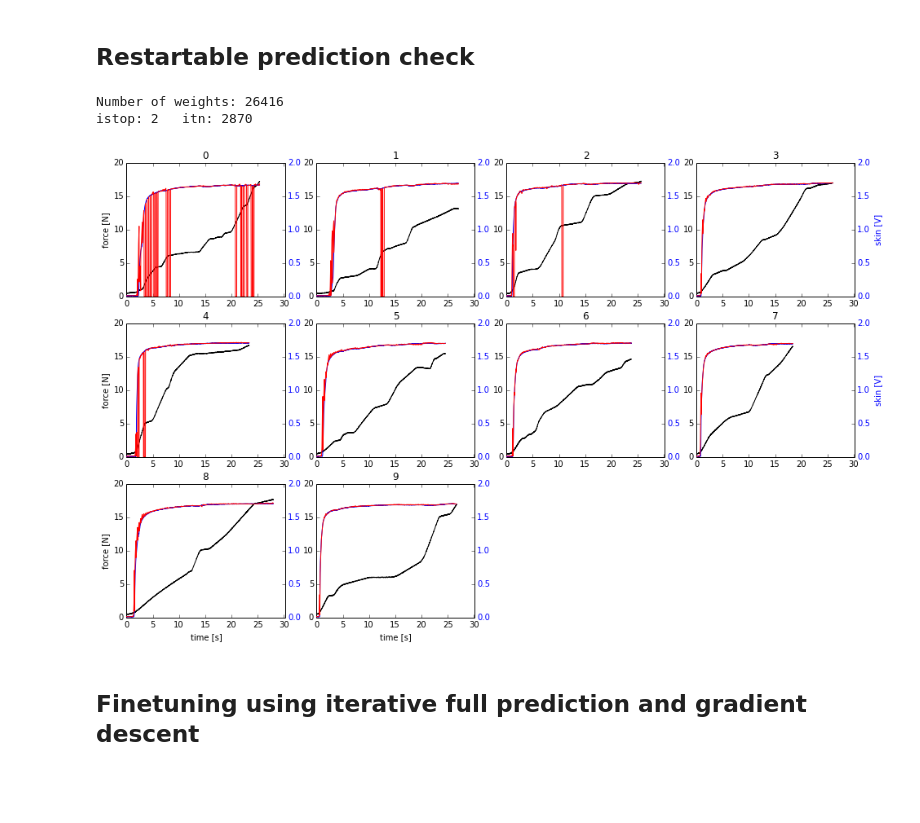
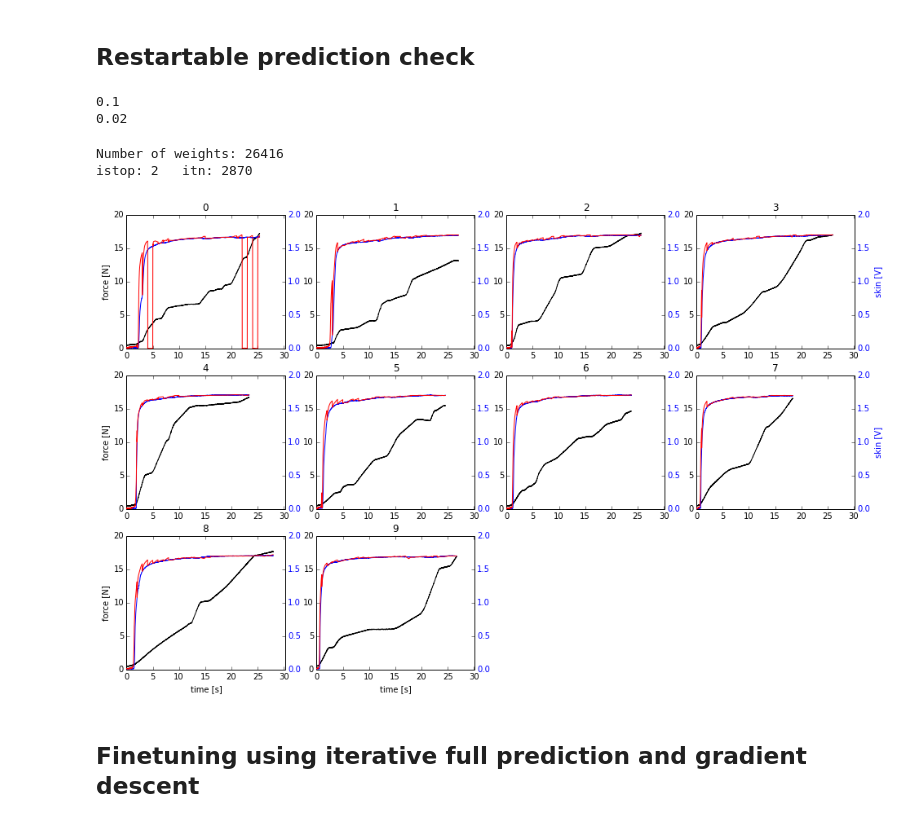
Before and after one commit to surban/ml, a Jupyter notebook: notebooks/Skin-Autoregression-Multistep-Iterative-MultistepGradientDebug.ipynb, the cells around one changed output. Drawn from its saved outputs; the diff is of its cells as text; code cells hidden in the pictures; blank space fills up the shorter version.

Commit message:
restarting multistep prediction

```diff
--- a/notebooks/Skin-Autoregression-Multistep-Iterative-MultistepGradientDebug.ipynb
+++ b/notebooks/Skin-Autoregression-Multistep-Iterative-MultistepGradientDebug.ipynb
@@ -40,6 +40,12 @@ tst: next step:          244160 steps
 tst: curves:             100
 # %% [markdown]
 ## Restartable prediction check
+# %%
+print ws.force_step
+print ws.skin_step
+# %% [output]
+0.1
+0.02
 # %%
 tr = SmoothTableRegression([ws.force_min, ws.skin_min],
                            [ws.force_step, ws.skin_step],
@@ -61,10 +67,10 @@ start_weights = np.load("skin-table-start-weights.npz")['optimal_weights']
 tr.weights = start_weights.copy()
 # %%
 figsize(16,10)
-my_s_p = restarting_multistep_predict(tr.predict, my_f, my_v, my_s, 30)
+my_s_p = restarting_multistep_predict(tr.predict, my_f, my_v, my_s, 100)
 plot_multicurve_time(my_f, my_s, my_v, my_s_p, timestep=ws.ds.timestep)
 # %% [output]
-[figure, old version]
+[figure, new version]
 # %% [markdown]
 ## Finetuning using iterative full prediction and gradient descent
 # %%
```
Also changed, not shown: parts of 1 cell of this notebook, 1 other file.
